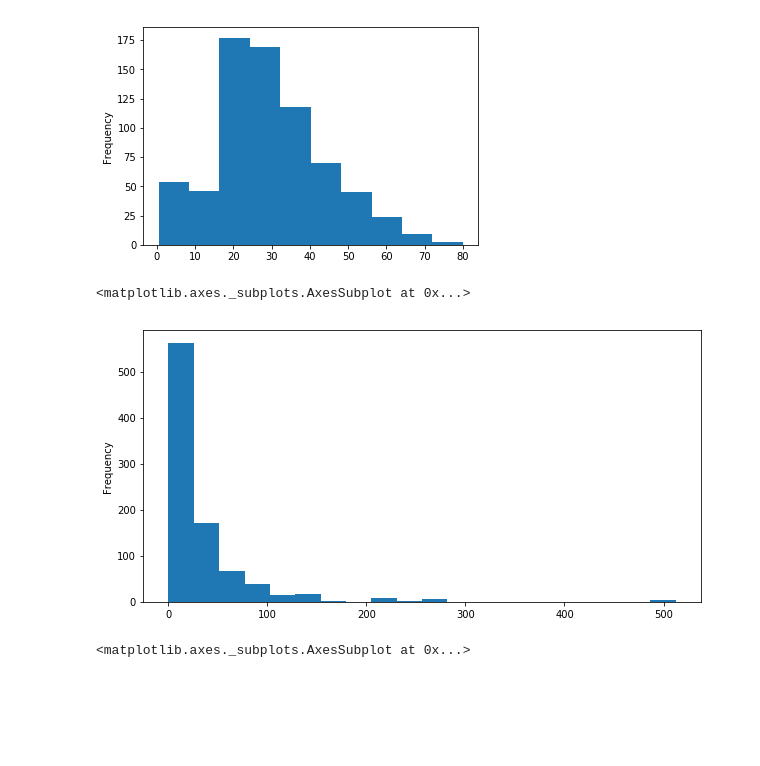
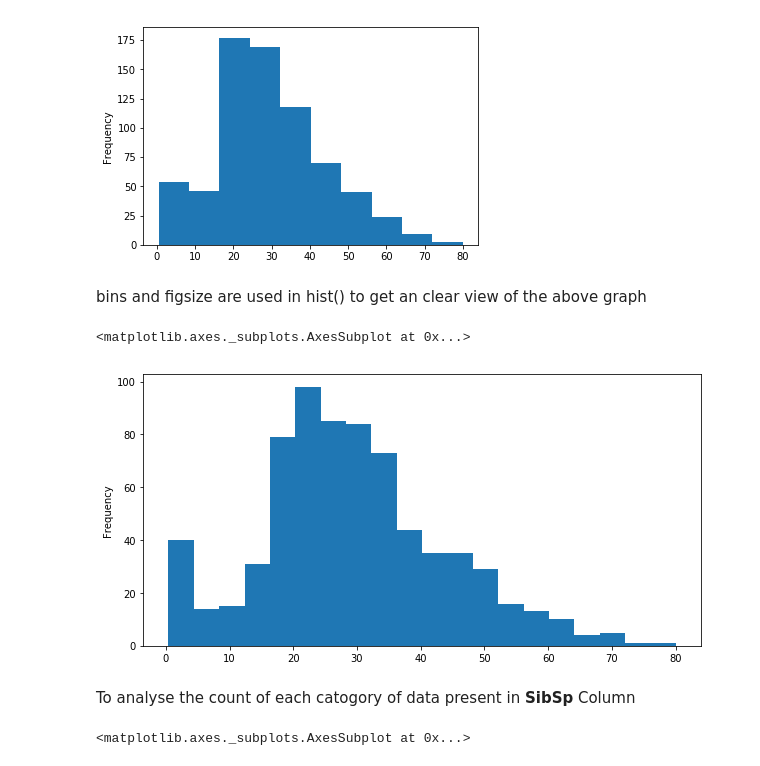
Before and after one commit to ShankarDhandapani/MachineLearning, a Jupyter notebook: Logistic Regression - Titanic data.ipynb, the cells around one changed output. Cells and saved outputs as stored; diff of their text form; code cells hidden in the pictures; blank space fills up the shorter version.

```diff
--- a/Logistic Regression - Titanic data.ipynb
+++ b/Logistic Regression - Titanic data.ipynb
@@ -72,11 +82,15 @@ titanic_dataset["Age"].plot.hist()
 # %% [output]
 <matplotlib.axes._subplots.AxesSubplot at 0x...>
 [figure]
+# %% [markdown]
+bins and figsize are used in hist() to get an clear view of the above graph
 # %%
-titanic_dataset["Fare"].plot.hist(bins = 20,figsize = (10, 5))
+titanic_dataset["Age"].plot.hist(bins = 20,figsize = (10, 5))
 # %% [output]
 <matplotlib.axes._subplots.AxesSubplot at 0x...>
-[figure, old version]
+[figure, new version]
+# %% [markdown]
+To analyse the count of each catogory of data present in **SibSp** Column
 # %%
 sns.countplot(x = "SibSp", data = titanic_dataset)
 # %% [output]
```
Also changed, not shown: parts of 21 cells of this notebook.
